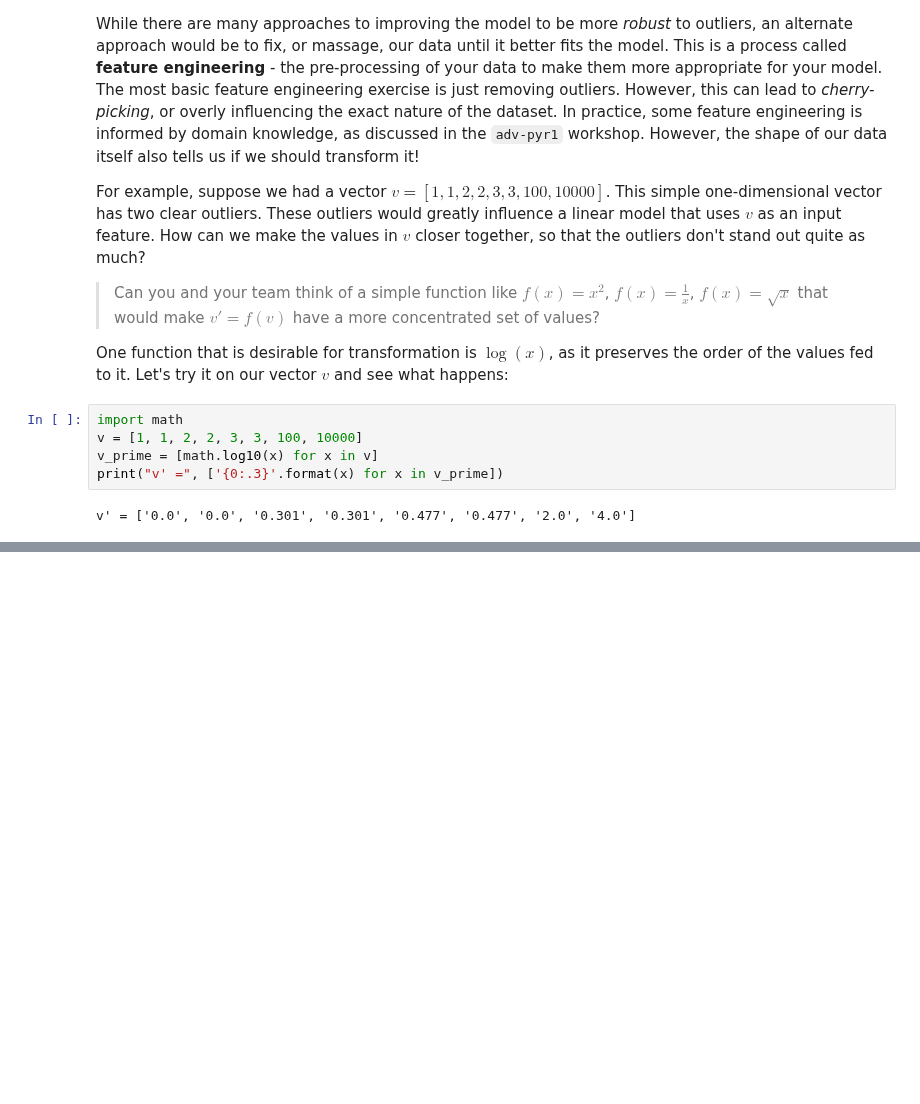
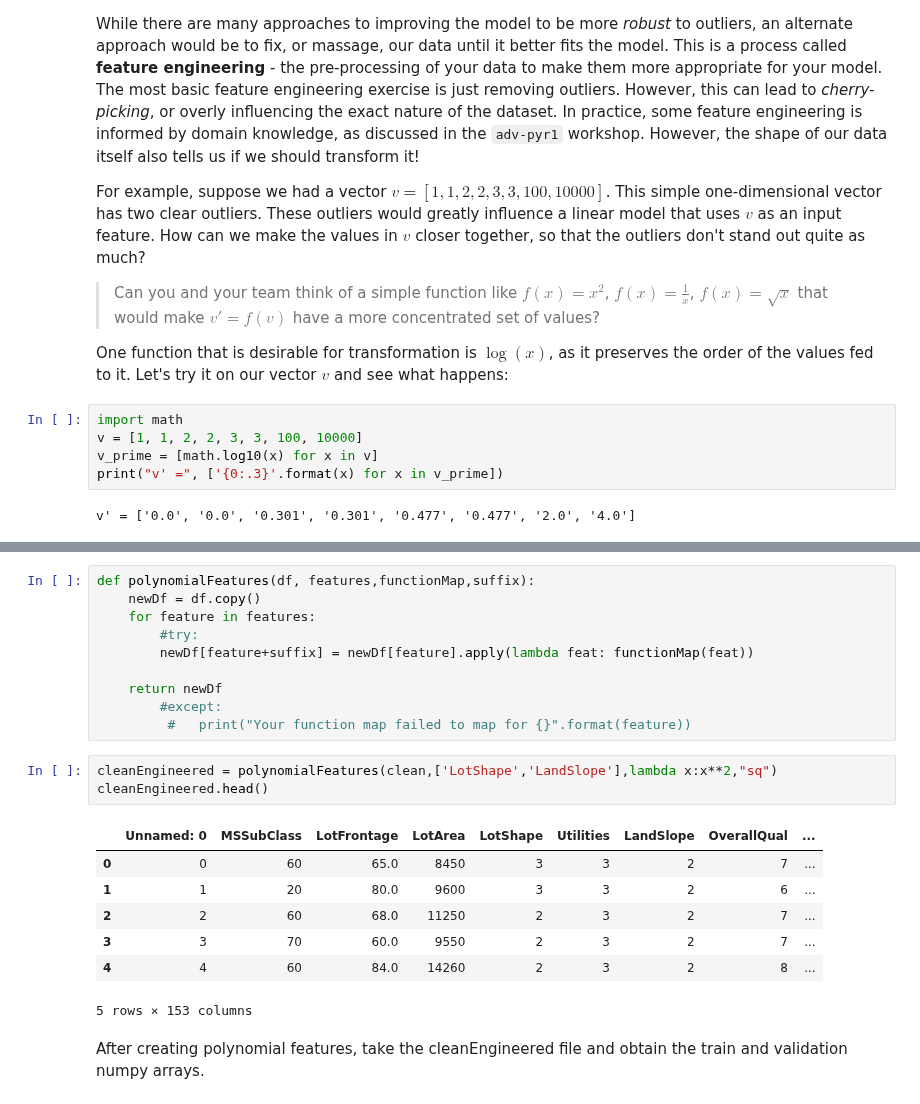
Before and after one commit to SUSA-org/crash-course, a Jupyter notebook: Kaggle/kaggle2.ipynb, the cells around one changed output, grey strips where cells are left out. Drawn from its saved outputs; the diff is of its cells as text; blank space fills up the shorter version.

```diff
--- a/Kaggle/kaggle2.ipynb
+++ b/Kaggle/kaggle2.ipynb
@@ -115,0 +188,23 @@ Feature engineering is actually how polynomial regression is performed.
+# %%
+def polynomialFeatures(df, features,functionMap,suffix):
+    newDf = df.copy()
+    for feature in features:
+        #try:
+        newDf[feature+suffix] = newDf[feature].apply(lambda feat: functionMap(feat))
+
+    return newDf
+        #except:
+         #   print("Your function map failed to map for {}".format(feature))
+# %%
+cleanEngineered = polynomialFeatures(clean,['LotShape','LandSlope'],lambda x:x**2,"sq")
+cleanEngineered.head()
+# %% [output]
+|  | Unnamed: 0 | MSSubClass | LotFrontage | LotArea | LotShape | Utilities | LandSlope | OverallQual | ... |
+| 0 | 0 | 60 | 65.0 | 8450 | 3 | 3 | 2 | 7 | ... |
+| 1 | 1 | 20 | 80.0 | 9600 | 3 | 3 | 2 | 6 | ... |
+| 2 | 2 | 60 | 68.0 | 11250 | 2 | 3 | 2 | 7 | ... |
+| 3 | 3 | 70 | 60.0 | 9550 | 2 | 3 | 2 | 7 | ... |
+| 4 | 4 | 60 | 84.0 | 14260 | 2 | 3 | 2 | 8 | ... |
+5 rows × 153 columns
+# %% [markdown]
+After creating polynomial features, take the cleanEngineered file and obtain the train and validation numpy arrays.
```
Also changed, not shown: parts of 11 cells of this notebook.
